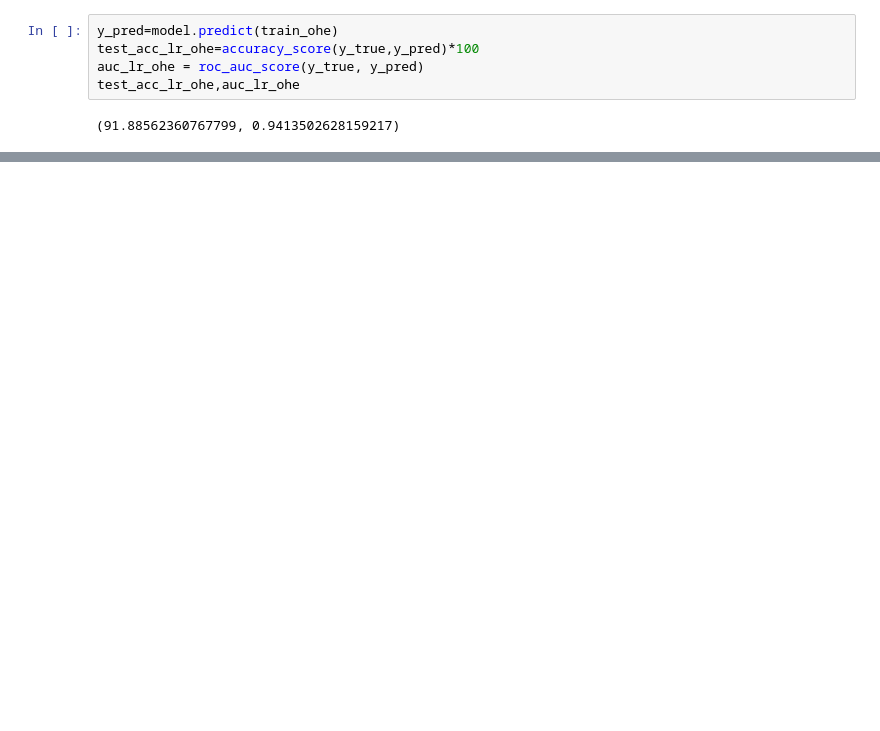
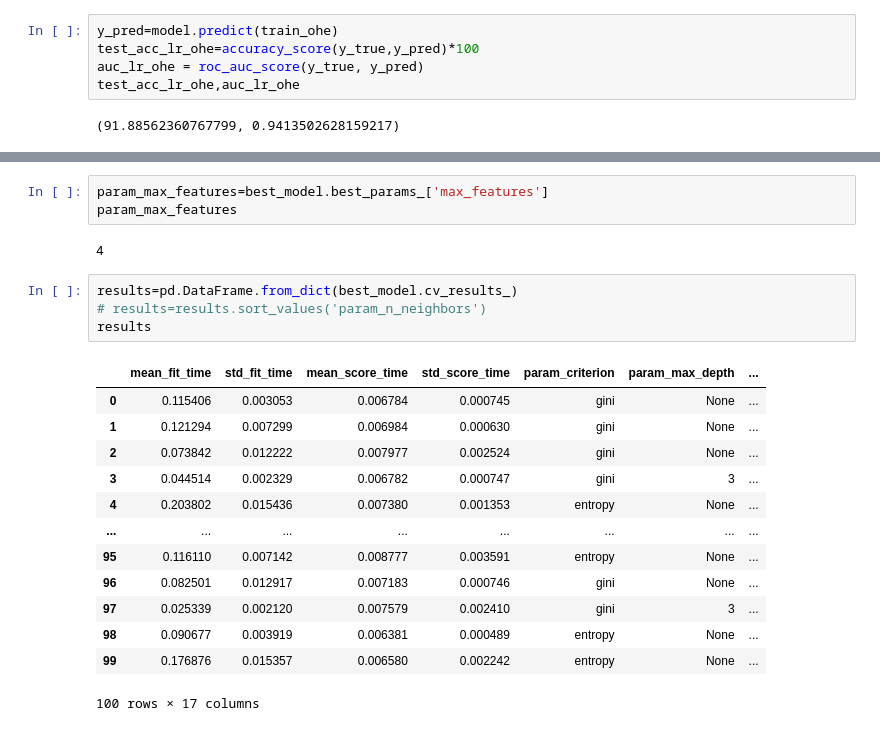
Before and after one commit to slord2k2/Machine-learning-101, a Jupyter notebook: Project 1 - Amazon.com - Employee Access/Dataset for the project/Model.ipynb, the cells around one changed output, grey strips where cells are left out. Drawn from its saved outputs; the diff is of its cells as text; blank space fills up the shorter version.

```diff
--- a/Project 1 - Amazon.com - Employee Access/Dataset for the project/Model.ipynb
+++ b/Project 1 - Amazon.com - Employee Access/Dataset for the project/Model.ipynb
@@ -359,0 +390,23 @@ print(x)
+# %%
+param_max_features=best_model.best_params_['max_features']
+param_max_features
+# %% [output]
+4
+# %%
+results=pd.DataFrame.from_dict(best_model.cv_results_)
+# results=results.sort_values('param_n_neighbors')
+results
+# %% [output]
+|  | mean_fit_time | std_fit_time | mean_score_time | std_score_time | param_criterion | param_max_depth | ... |
+| 0 | 0.115406 | 0.003053 | 0.006784 | 0.000745 | gini | None | ... |
+| 1 | 0.121294 | 0.007299 | 0.006984 | 0.000630 | gini | None | ... |
+| 2 | 0.073842 | 0.012222 | 0.007977 | 0.002524 | gini | None | ... |
+| 3 | 0.044514 | 0.002329 | 0.006782 | 0.000747 | gini | 3 | ... |
+| 4 | 0.203802 | 0.015436 | 0.007380 | 0.001353 | entropy | None | ... |
+| ... | ... | ... | ... | ... | ... | ... | ... |
+| 95 | 0.116110 | 0.007142 | 0.008777 | 0.003591 | entropy | None | ... |
+| 96 | 0.082501 | 0.012917 | 0.007183 | 0.000746 | gini | None | ... |
+| 97 | 0.025339 | 0.002120 | 0.007579 | 0.002410 | gini | 3 | ... |
+| 98 | 0.090677 | 0.003919 | 0.006381 | 0.000489 | entropy | None | ... |
+| 99 | 0.176876 | 0.015357 | 0.006580 | 0.002242 | entropy | None | ... |
+100 rows × 17 columns
```
Also changed, not shown: parts of 33 cells of this notebook.
